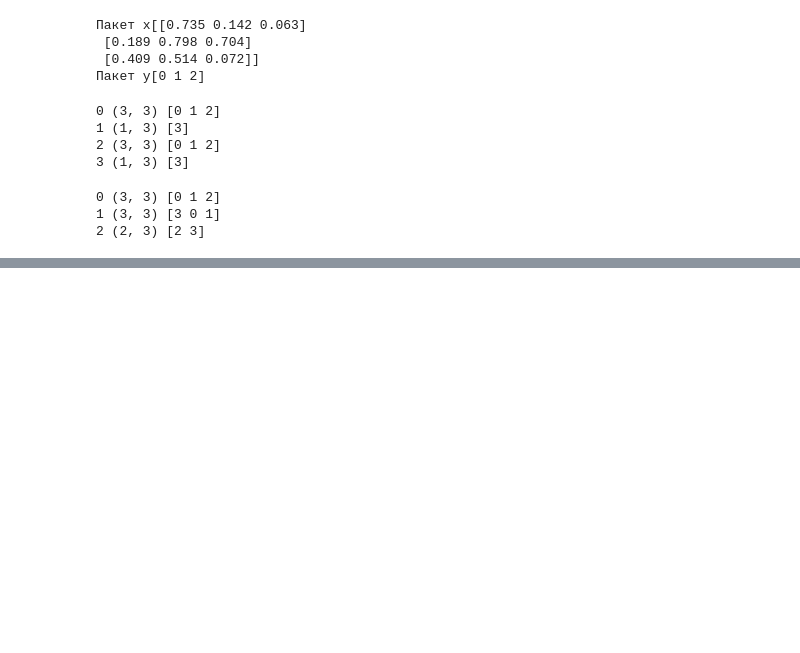
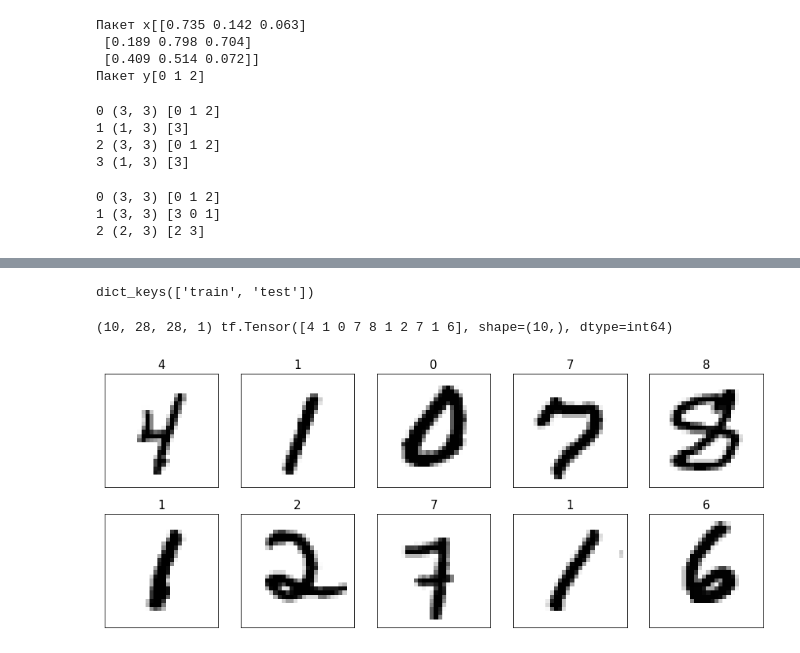
Before and after one commit to airatinho/task, a Jupyter notebook: rashka.ipynb, the cells around one changed output, grey strips where cells are left out. Saved outputs shown, nothing was run; the diff lists cells and outputs as text; code cells hidden in the pictures; blank space fills up the shorter version.

```diff
--- a/rashka.ipynb
+++ b/rashka.ipynb
@@ -631,0 +765,4 @@ for i,(batch_x,batch_y) in enumerate(ds):
+# %%
+mnist,mnist_info=tfds.load('mnist',with_info=True,
+                           shuffle_files=False)
+mnist_info
@@ -631,0 +787,20 @@ for i,(batch_x,batch_y) in enumerate(ds):
+# %%
+mnist.keys()
+# %% [output]
+dict_keys(['train', 'test'])
+# %%
+ds_train=mnist['train']
+ds_train=ds_train.map(lambda item: (item['image'],item['label']))
+ds_train=ds_train.batch(10) #создаем 10 пакетов
+batch=next(iter(ds_train))
+print(batch[0].shape,batch[1])
+fig = plt.figure(figsize=(15,6))
+for i,(image,label) in enumerate(zip(batch[0],batch[1])):
+    ax=fig.add_subplot(2,5,i+1) #2 ряда 5 колонок
+    ax.set_xticks([]);ax.set_yticks([])
+    ax.imshow(image[:,:,0],cmap='gray_r')
+    ax.set_title(f'{label}',size=15)
+plt.show()
+# %% [output]
+(10, 28, 28, 1) tf.Tensor([4 1 0 7 8 1 2 7 1 6], shape=(10,), dtype=int64)
+[figure, added]
```
Also changed, not shown: parts of 74 cells of this notebook, 2 other files.
